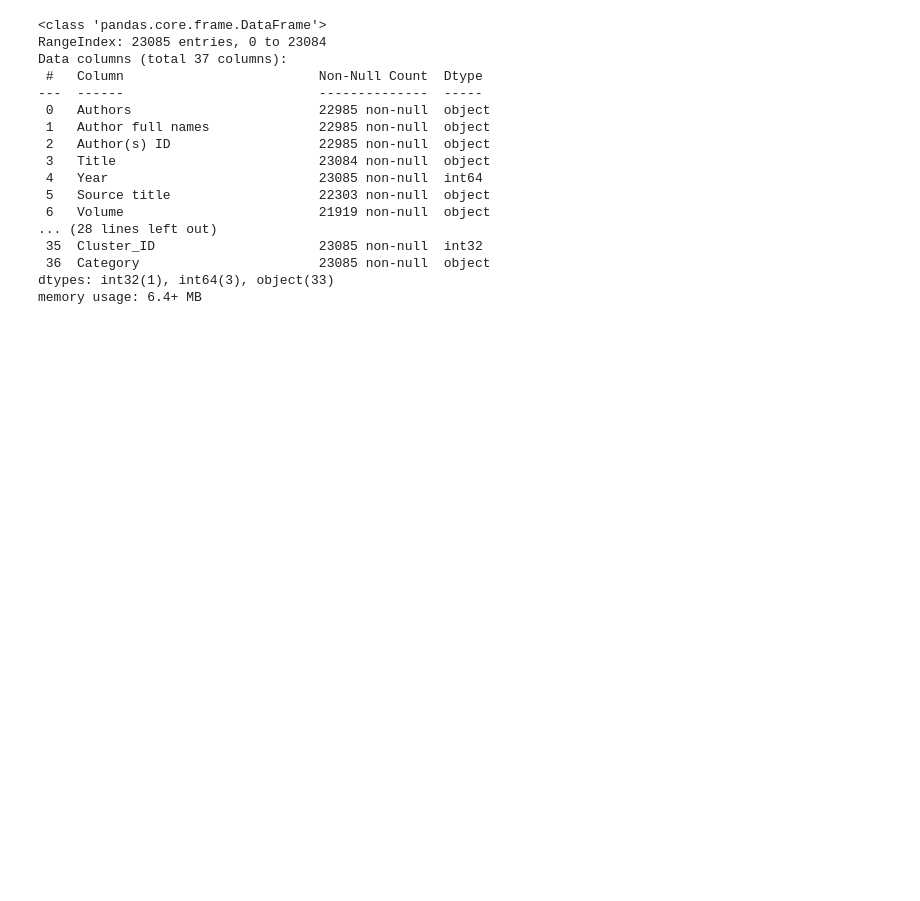
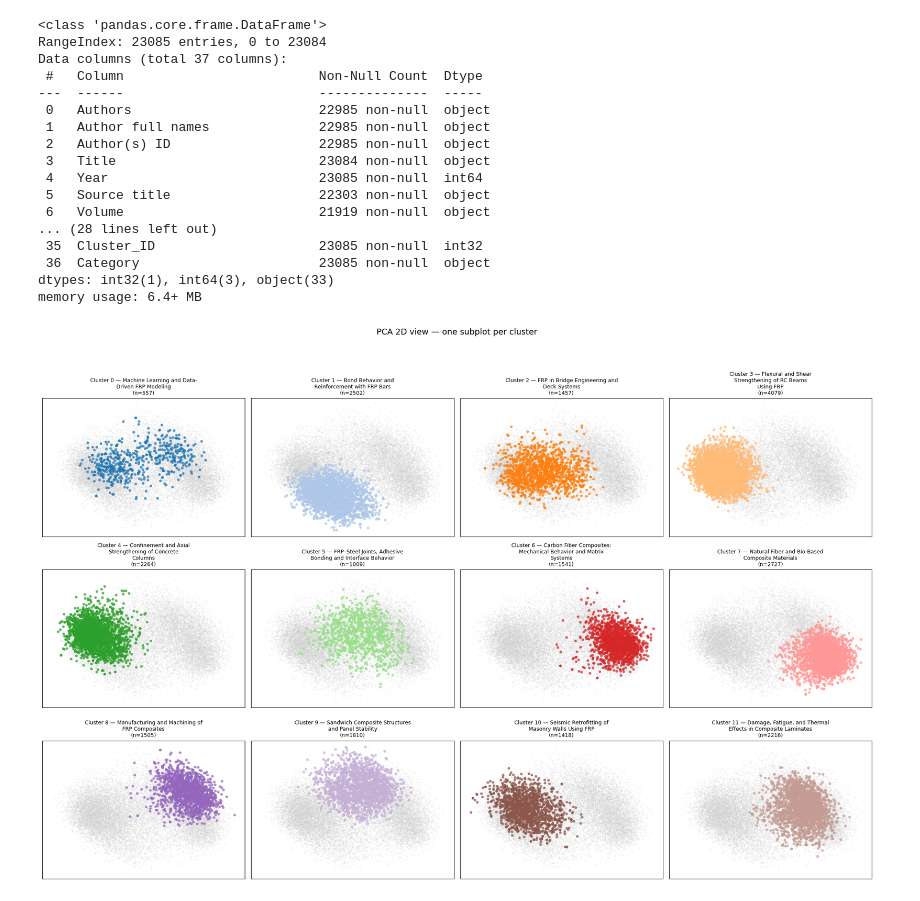
Before and after one commit to Muhammad-Awais-khan/FRP-Research-Clustering, a Jupyter notebook: data_classification.ipynb, the cells around one changed output. Cells and saved outputs as stored; diff of their text form; code cells hidden in the pictures; blank space fills up the shorter version.

Commit message:
Add updated database, visualizations, and classification results (with LFS for large files)

```diff
--- a/data_classification.ipynb
+++ b/data_classification.ipynb
@@ -173,0 +176,58 @@ with pd.ExcelWriter('Final Database.xlsx', engine='xlsxwriter') as writer:
+# %%
+# Visualize each cluster in a separate subplot with distinct colors
+clusters = np.unique(categories)
+n_clusters = len(clusters)
+
+import textwrap
+from matplotlib import cm
+
+# layout
+cols = 4
+rows = int(np.ceil(n_clusters / cols))
+
+# Create colormap and colors list (wrap if more colors needed)
+cmap = cm.get_cmap('tab20')
+colors = [cmap(i % cmap.N) for i in range(n_clusters)]
+
+# common axis limits so plots are comparable
+x_min, x_max = embeddings_2d[:, 0].min(), embeddings_2d[:, 0].max()
+y_min, y_max = embeddings_2d[:, 1].min(), embeddings_2d[:, 1].max()
+pad_x = (x_max - x_min) * 0.05 if x_max > x_min else 1.0
+pad_y = (y_max - y_min) * 0.05 if y_max > y_min else 1.0
+
+# Increase figure size for readability and handle single-axis case
+fig, axes = plt.subplots(rows, cols, figsize=(cols * 5, rows * 4.5), constrained_layout=False)
+if rows * cols == 1:
+    axes = np.array([axes])
+else:
+    axes = np.array(axes).flatten()
+
+# Adjust spacing between subplots to avoid title overlap
+plt.subplots_adjust(top=0.90, hspace=0.35, wspace=0.25)
+
+for i, cid in enumerate(clusters):
+    ax = axes[i]
+    mask = categories == cid
+    # faded background of all points for context (smaller, lighter)
+    ax.scatter(embeddings_2d[~mask, 0], embeddings_2d[~mask, 1], color='lightgray', s=4, alpha=0.25, edgecolors='none')
+    # highlighted cluster points — smaller and semi-transparent to avoid heavy dots
+    ax.scatter(embeddings_2d[mask, 0], embeddings_2d[mask, 1], color=colors[i], s=20, alpha=0.75, edgecolors='none')
+    name = cluster_names.get(int(cid), f"Cluster {int(cid)}")
+    # wrap long titles to avoid overlap
+    wrapped = textwrap.fill(name, width=30)
+    ax.set_title(f"Cluster {int(cid)} — {wrapped}\n(n={mask.sum()})", fontsize=9)
+    ax.set_xlim(x_min - pad_x, x_max + pad_x)
+    ax.set_ylim(y_min - pad_y, y_max + pad_y)
+    ax.set_xticks([])
+    ax.set_yticks([])
+
+# turn off any unused subplots
+for j in range(n_clusters, rows * cols):
+    axes[j].axis('off')
+
+fig.suptitle('PCA 2D view — one subplot per cluster', fontsize=14)
+# Leave room for the suptitle
+plt.tight_layout(rect=[0, 0, 1, 0.94])
+plt.show()
+# %% [output]
+[figure, added]
```
Also changed, not shown: parts of 5 cells of this notebook, 22 other files.
